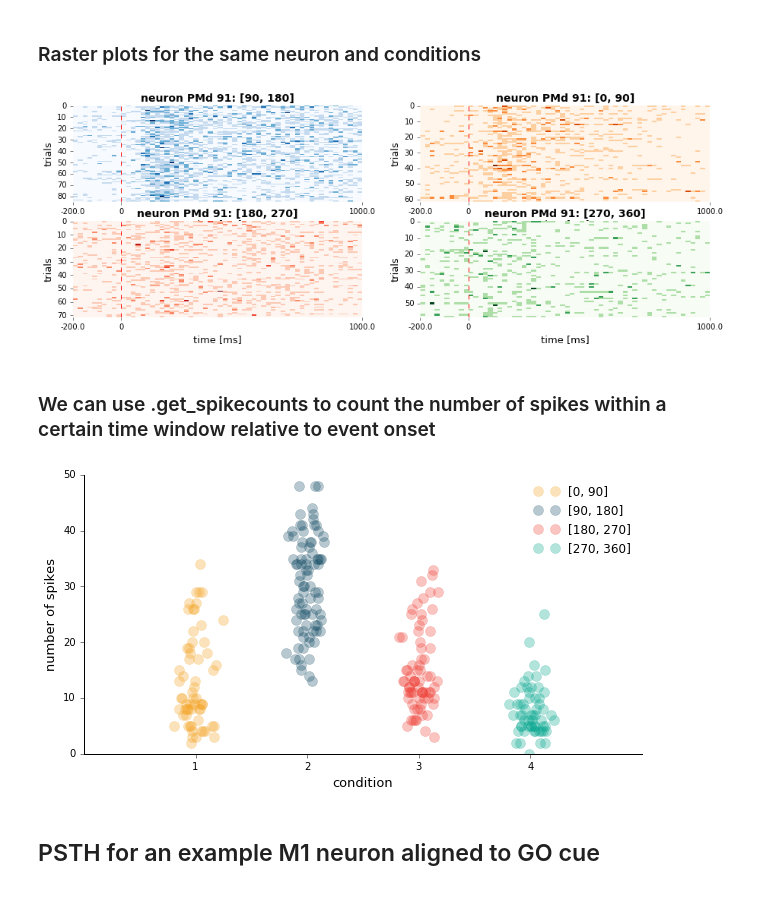
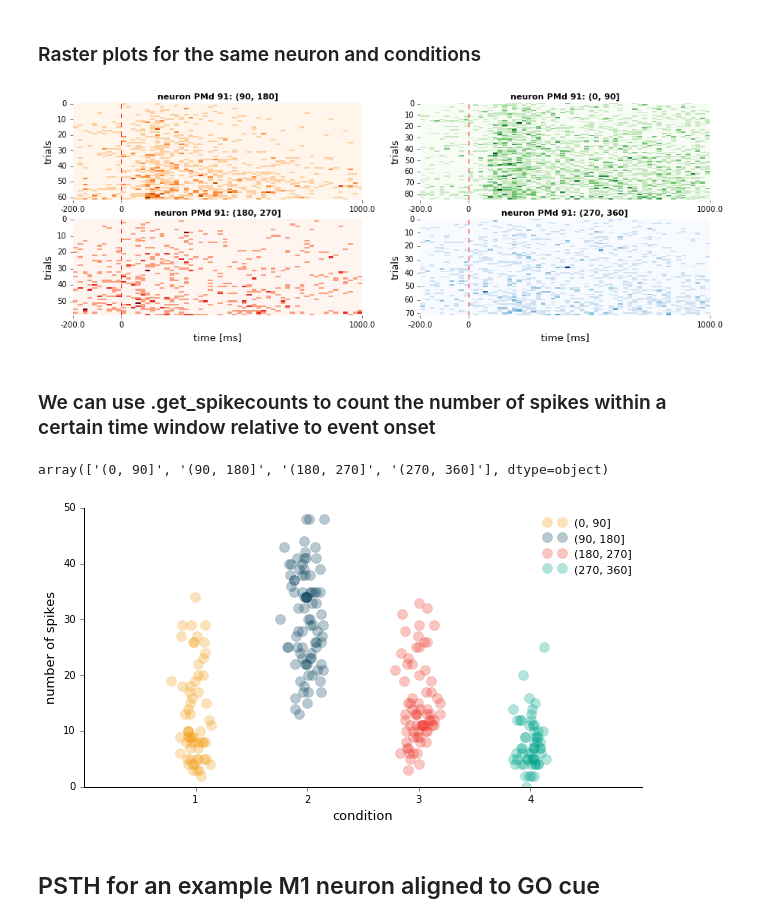
Before and after one commit to KordingLab/spykes, a Jupyter notebook: notebooks_examples/reaching_dataset_example.ipynb, the cells around one changed output. Drawn from its saved outputs; the diff is of its cells as text; code cells hidden in the pictures.

```diff
--- a/notebooks_examples/reaching_dataset_example.ipynb
+++ b/notebooks_examples/reaching_dataset_example.ipynb
@@ -48,0 +54,4 @@ neuron_PMd.get_psth(events=data['events']['targetOnTime']);
+# %%
+events = data['events']
+for i in events:
+    events[i] = np.squeeze(events[i])
@@ -66,0 +80,3 @@ conditions_by_reach[3]['endpointOfReach'] = [270, 360]
+# %%
+data_df['endpointOfReach_bin'] = pd.cut(data_df['endpointOfReach'], np.linspace(0, 360, 5))
+data_df.head()
@@ -91,0 +100,10 @@ neuron_PMd.plot_psth(psth=psth_PMd,
+# %%
+plt.figure(figsize=(10,5))
+psth_PMd = neuron_PMd.get_psth(event='targetOnTime',
+                      conditions='endpointOfReach_bin',
+                      data=data_df,
+                      window=[-200,1000],
+                      binsize=20,
+                      plot=True,
+                      event_name='target onset');
+plt.show()
@@ -92,25 +112,30 @@ neuron_PMd.plot_psth(psth=psth_PMd,
 # %% [markdown]
 ### Raster plots for the same neuron and conditions
 # %%
-rasters_PMd = neuron_PMd.get_raster(events=data['events']['targetOnTime'],
-                               features=data['features'],
-                               conditions=conditions_by_reach,
-                               window=[-200,1000],
-                               binsize=20,
-                               plot = False);
+#get rasters
+rasters_PMd = neuron_PMd.get_raster(event='targetOnTime',
+                                    conditions='endpointOfReach_bin',
+                                    data=data_df,
+                                    window=[-200,1000],
+                                    binsize=20,
+                                    plot=False)
 
+
+#plot rasters
 plt.figure(figsize=(15,5))
-plot_order = np.array([2,1,3,4])
-for cond in rasters_PMd['conditions']:
-    plt.subplot(2,2,plot_order[cond])
+plot_order = np.array([1,4,3,2])
+cmap = ['Oranges','Blues','Reds','Greens']
+for i, cond in enumerate(rasters_PMd['conditions']):
+    plt.subplot(2,2,plot_order[i])
     neuron_PMd.plot_raster(rasters_PMd,
-                           condition = cond+1,
-                           cmap = ['Oranges','Blues','Reds','Greens'],
-                           condition_names=condition_names)
-    if i<2:
+                           condition = cond,
+                           cmap = [cmap[i]],
+                           condition_names=psth_PMd['data'].keys()[i],
+                           sort=True)
+    if plot_order[i]<3:
         plt.xlabel('')
 # %% [output]
-[figure, old version]
+[figure, new version]
 # %% [markdown]
 ### We can use .get_spikecounts to count the number of spikes within a certain time window relative to event onset
 # %%
@@ -119,19 +143,23 @@ trial_type = neuron_PMd.get_trialtype(features=data['features'], conditions=cond
+# %%
+condition_names = np.unique(data_df['endpointOfReach_bin'])
+condition_names = condition_names[[0, 3, 1, 2]]
+condition_names
+# %% [output]
+array(['(0, 90]', '(90, 180]', '(180, 270]', '(270, 360]'], dtype=object)
 # %%
 # Let's visualize the spike counts per trial for each condition
-n_conditions = len(conditions_by_reach)
 colors=['#F5A21E', '#134B64', '#EF3E34', '#02A68E']
 
 plt.figure(figsize=(10,5))
-
-for i in np.arange(n_conditions):
-    idx = np.where(trial_type[:,i])[0]
+for i, cond in enumerate(condition_names):
+    idx = np.where(data_df['endpointOfReach_bin']==cond)[0]
     x_noise = 0.08*np.random.randn(np.size(idx))
     plt.plot(i+x_noise+1, spike_counts[idx],'.', color=colors[i], alpha=0.3, markersize=20)
 
 plt.xlabel('condition')
 plt.ylabel('number of spikes')
 plt.xlim([0,5])
-plt.xticks(np.arange(n_conditions)+1)
+plt.xticks(np.arange(np.size(condition_names))+1)
 ax = plt.gca()
 ax.spines['top'].set_visible(False)
 ax.spines['right'].set_visible(False)
@@ -140,7 +168,7 @@ plt.tick_params(axis='x', top='off')
 plt.legend(condition_names, frameon=False)
 plt.show()
 # %% [output]
-[figure, old version]
+[figure, new version]
 # %% [markdown]
 ## PSTH for an example M1 neuron aligned to GO cue
 # %%
```
Also changed, not shown: parts of 25 cells of this notebook, 5 other files.
